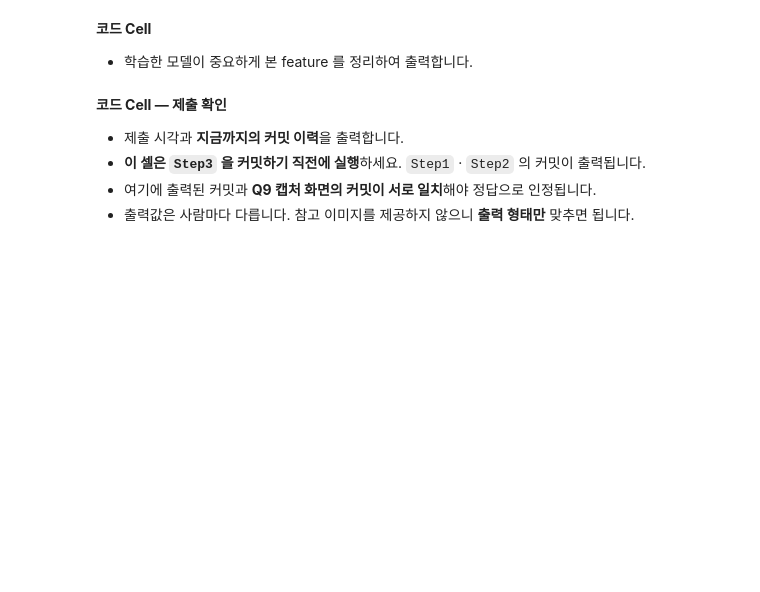
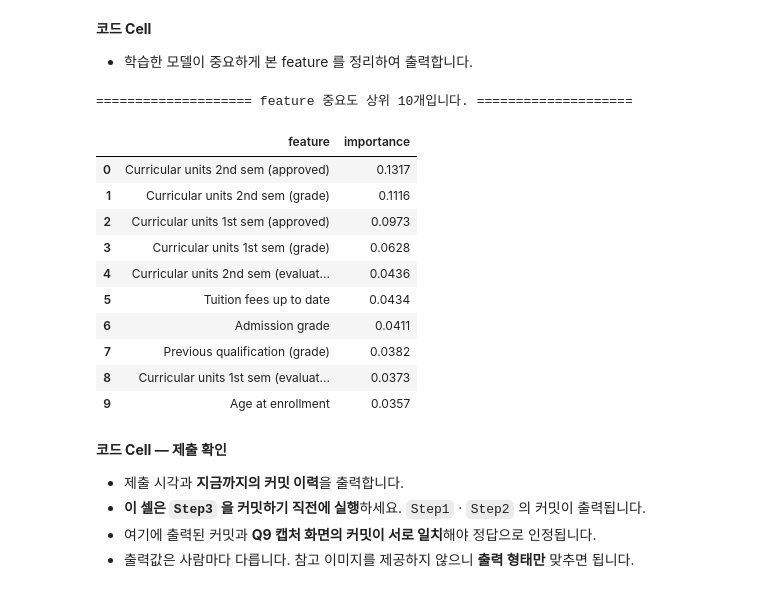
Before and after one commit to happysy07/10week_test, a Jupyter notebook: main.ipynb, the cells around one changed output. Drawn from its saved outputs; the diff is of its cells as text; code cells hidden in the pictures; blank space fills up the shorter version.

```diff
--- a/main.ipynb
+++ b/main.ipynb
@@ -157,3 +160,10 @@ plt.show()
+# %%
+model = RandomForestClassifier(random_state=42)
+model.fit(X_train, y_train_enc)
+pred = model.predict(X_test)
+
+acc = accuracy_score(y_test_enc, pred)
+report = classification_report(y_test_enc, pred, target_names = le.classes_)
 # %% [markdown]
 <b>코드 Cell</b>
 - 앞 셀에서 계산한 정확도와 classification_report 를 출력합니다.
@@ -160,6 +189,31 @@ plt.show()
 # %% [markdown]
 <b>코드 Cell</b>
 - 학습한 모델이 중요하게 본 feature 를 정리하여 출력합니다.
+# %%
+importance_df = pd.DataFrame({
+  'feature' : features.columns,
+  'importance' : model.feature_importances_
+})
+
+importance_df = importance_df.sort_values('importance', ascending=False).head(10)
+importance_df['importance'] = importance_df['importance'].round(4)
+importance_df = importance_df.reset_index(drop=True)
+
+print('=' * 20, 'feature 중요도 상위 10개입니다.', '=' * 20)
+display(importance_df)
+# %% [output]
+==================== feature 중요도 상위 10개입니다. ====================
+|  | feature | importance |
+| 0 | Curricular units 2nd sem (approved) | 0.1317 |
+| 1 | Curricular units 2nd sem (grade) | 0.1116 |
+| 2 | Curricular units 1st sem (approved) | 0.0973 |
+| 3 | Curricular units 1st sem (grade) | 0.0628 |
+| 4 | Curricular units 2nd sem (evaluat... | 0.0436 |
+| 5 | Tuition fees up to date | 0.0434 |
+| 6 | Admission grade | 0.0411 |
+| 7 | Previous qualification (grade) | 0.0382 |
+| 8 | Curricular units 1st sem (evaluat... | 0.0373 |
+| 9 | Age at enrollment | 0.0357 |
 # %% [markdown]
 <b>코드 Cell — 제출 확인</b>
 
```
Also changed, not shown: parts of 3 cells of this notebook.
